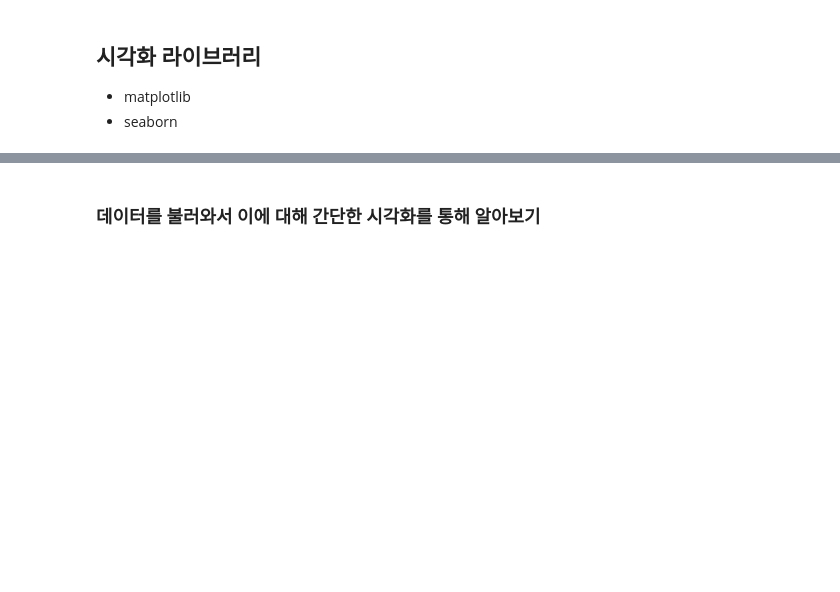
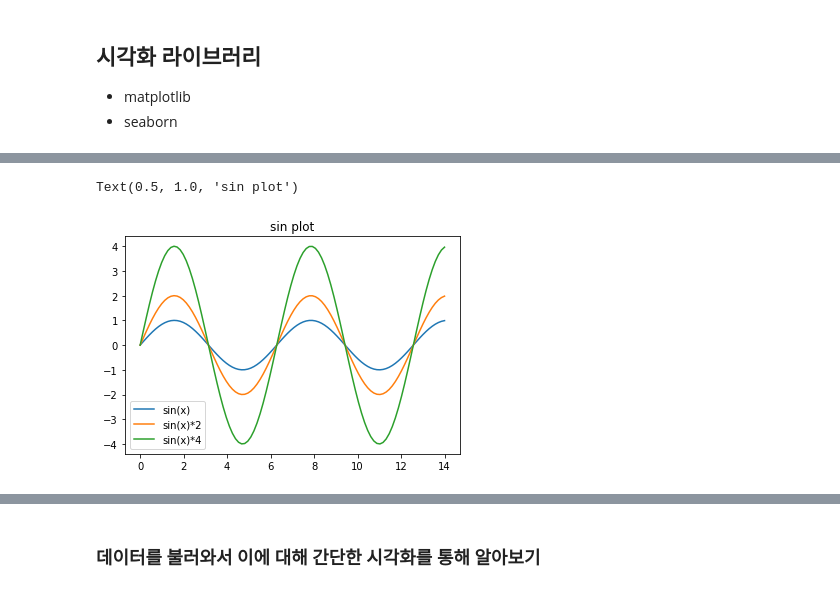
Before and after one commit to CPFrog/AI_innovation_Lecture, a Jupyter notebook: Day 09_201006/201006_Python_Library_Intro.ipynb, the cells around one changed output, grey strips where cells are left out. Drawn from its saved outputs; the diff is of its cells as text; code cells hidden in the pictures; blank space fills up the shorter version.

```diff
--- a/Day 09_201006/201006_Python_Library_Intro.ipynb
+++ b/Day 09_201006/201006_Python_Library_Intro.ipynb
@@ -19,14 +44,17 @@ plt.plot(x,y1,x,y2,x,y3)
 # %%
 y1=np.sin(x)
 y2=np.sin(x)*2
 y3=np.sin(x)*4
 
 # 그래프 그리기
 plt.plot(x,y1,label='sin(x)')
 plt.plot(x,y2,label='sin(x)*2')
-plt.plot(x,y1,label='sin(x)*4')
+plt.plot(x,y3,label='sin(x)*4')
 plt.legend()
 plt.title('sin plot')
+# %% [output]
+Text(0.5, 1.0, 'sin plot')
+[figure, added]
 # %%
 z1=np.cos(x)
 z2=np.cos(x)*2
```
Also changed, not shown: parts of 24 cells of this notebook, 1 other file.
